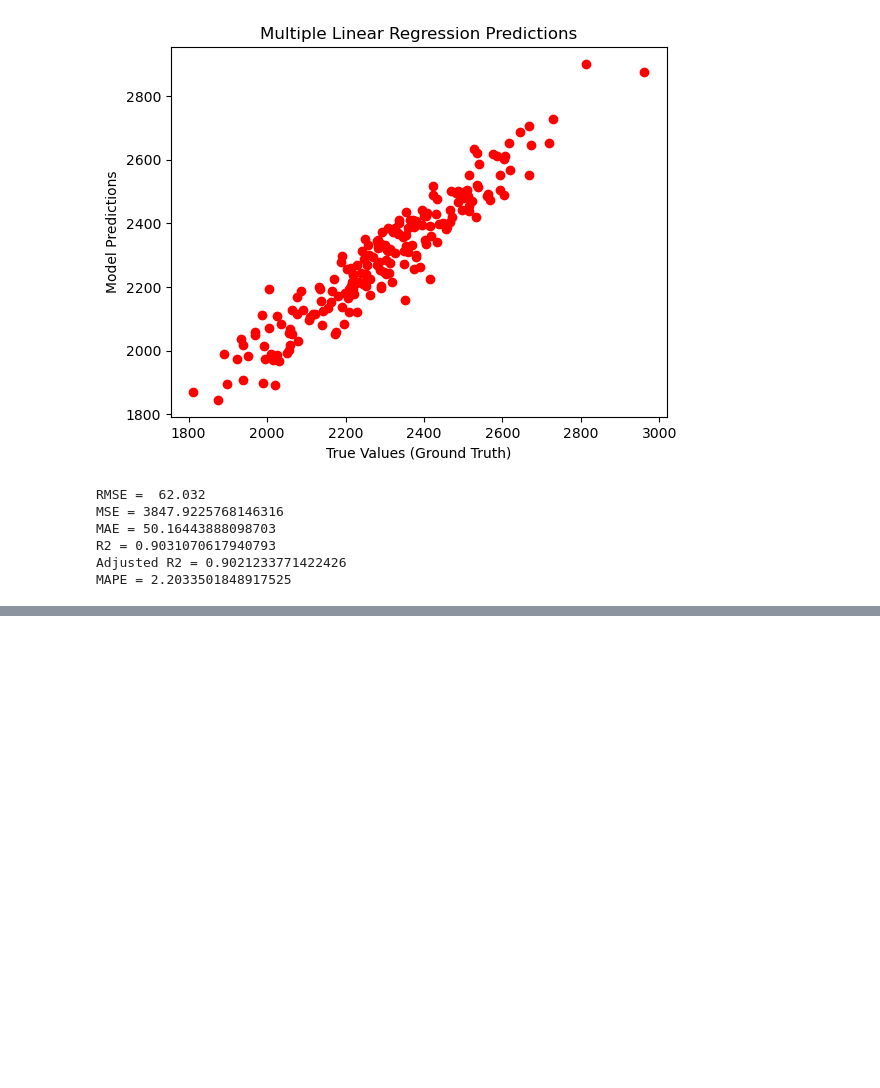
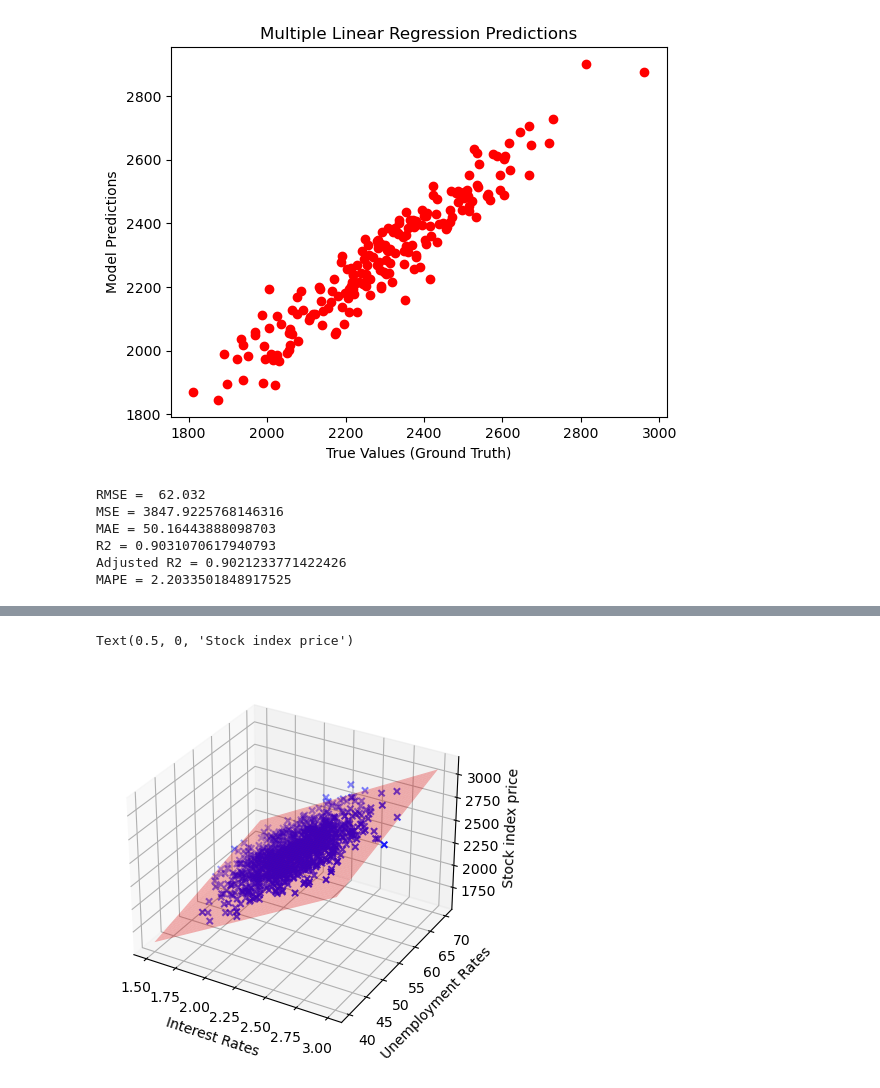
Before and after one commit to mat-ilde/data-prediction-machine-learning, a Jupyter notebook: Multiple linear regression StockPrediction.ipynb, the cells around one changed output, grey strips where cells are left out. Cells and saved outputs as stored; diff of their text form; code cells hidden in the pictures; blank space fills up the shorter version.

Commit message:
Add the visualization part to the fifth problem

```diff
--- a/Multiple linear regression StockPrediction.ipynb
+++ b/Multiple linear regression StockPrediction.ipynb
@@ -126,0 +131,19 @@ MAPE = 2.2033501848917525
+# %%
+x_surf, y_surf = np.meshgrid( np.linspace( stock['Interest Rates'].min(), stock['Interest Rates'].max(), 100),  np.linspace(stock['Employment'].min(), stock['Employment'].max() , 100))
+# %%
+onlyX = pd.DataFrame( {'Interest Rates': x_surf.ravel(), 'Employment':y_surf.ravel()    } )
+# %%
+fittedY = regressor.predict(onlyX)
+# %%
+fittedY = fittedY.reshape(x_surf.shape)
+# %%
+fig = plt.figure()
+ax = fig.add_subplot(111, projection = '3d')
+ax.scatter( stock['Interest Rates'], stock['Employment'] , stock['S&P 500 Price'] , c = 'blue', marker ='x'  )
+ax.plot_surface(x_surf, y_surf, fittedY, color = 'red', alpha = 0.3)
+ax.set_xlabel('Interest Rates')
+ax.set_ylabel('Unemployment Rates')
+ax.set_zlabel('Stock index price')
+# %% [output]
+Text(0.5, 0, 'Stock index price')
+[figure, added]
```
Also changed, not shown: parts of 3 cells of this notebook.
